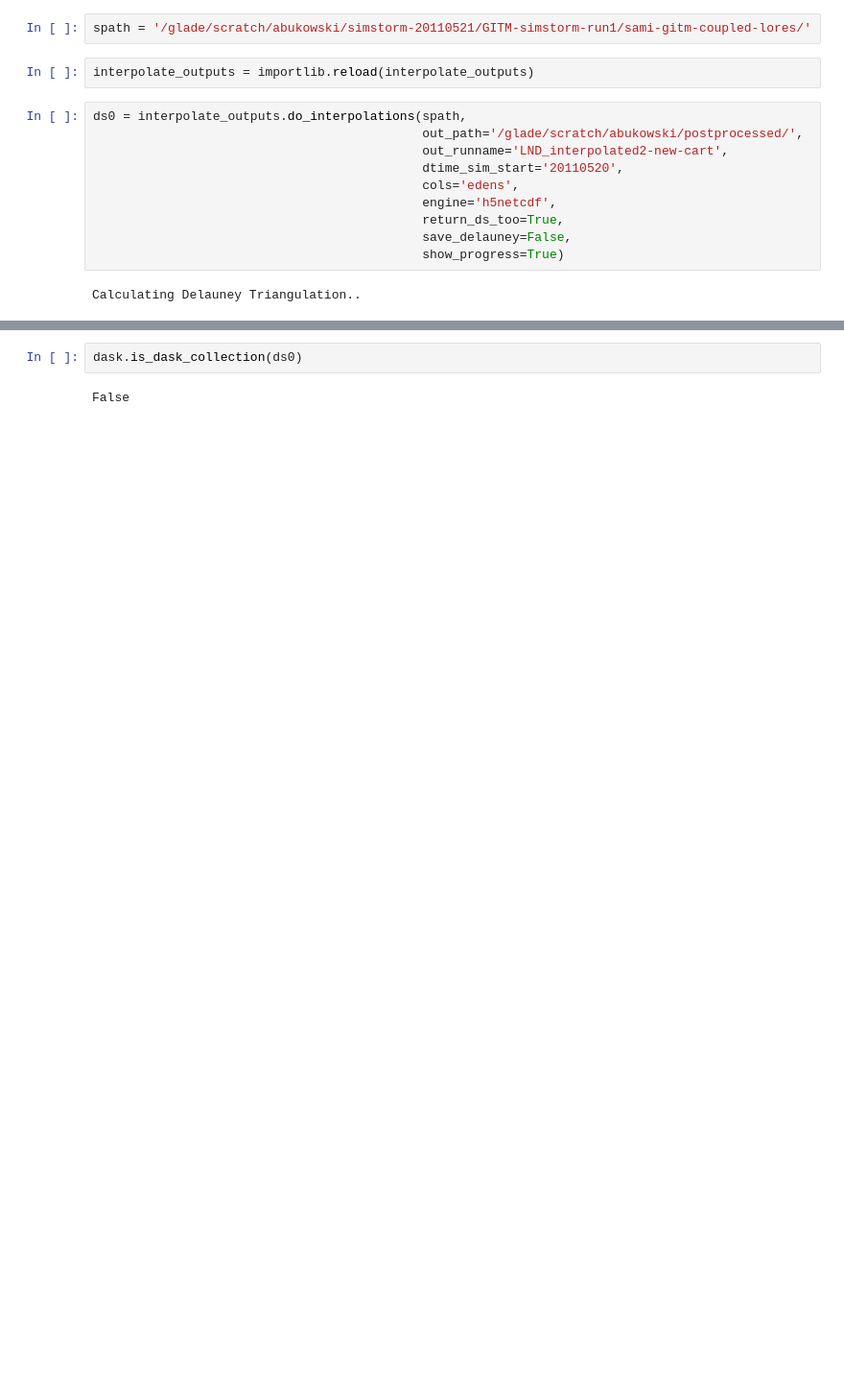
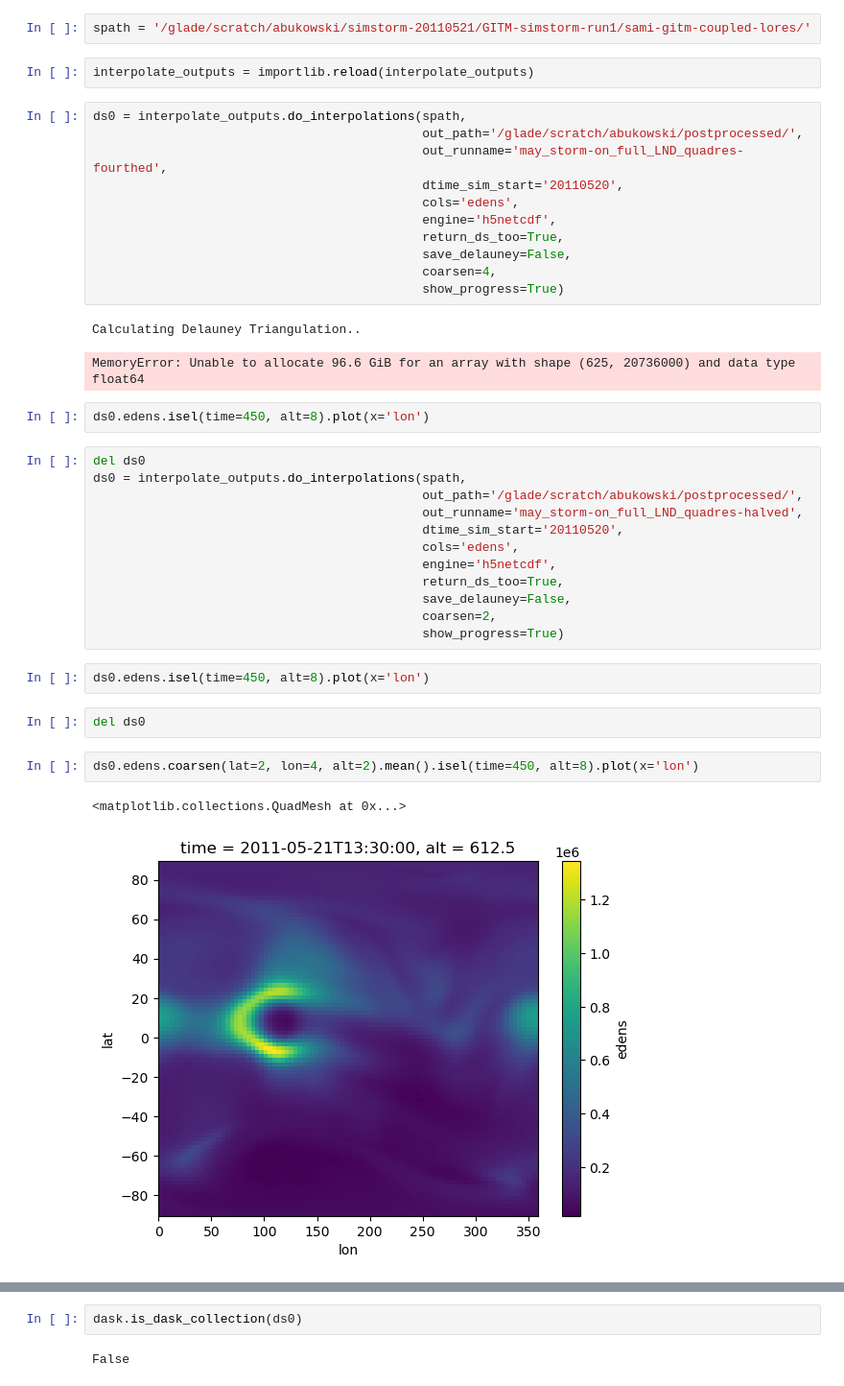
Before and after one commit to abukowski21/SAMI3-GITM-python, a Jupyter notebook: AaronVerifyInterpolations.ipynb, the cells around one changed output, grey strips where cells are left out. Shown at 96% size. Drawn from its saved outputs; the diff is of its cells as text; blank space fills up the shorter version.

```diff
--- a/AaronVerifyInterpolations.ipynb
+++ b/AaronVerifyInterpolations.ipynb
@@ -17,12 +20,37 @@ interpolate_outputs = importlib.reload(interpolate_outputs)
 # %%
 ds0 = interpolate_outputs.do_interpolations(spath,
                                             out_path='/glade/scratch/abukowski/postprocessed/',
-                                            out_runname='LND_interpolated2-new-cart',
+                                            out_runname='may_storm-on_full_LND_quadres-fourthed',
                                             dtime_sim_start='20110520',
                                             cols='edens',
                                             engine='h5netcdf',
                                             return_ds_too=True,
                                             save_delauney=False,
+                                            coarsen=4,
                                             show_progress=True)
 # %% [output]
 Calculating Delauney Triangulation..
+MemoryError: Unable to allocate 96.6 GiB for an array with shape (625, 20736000) and data type float64
+# %%
+ds0.edens.isel(time=450, alt=8).plot(x='lon')
+# %%
+del ds0
+ds0 = interpolate_outputs.do_interpolations(spath,
+                                            out_path='/glade/scratch/abukowski/postprocessed/',
+                                            out_runname='may_storm-on_full_LND_quadres-halved',
+                                            dtime_sim_start='20110520',
+                                            cols='edens',
+                                            engine='h5netcdf',
+                                            return_ds_too=True,
+                                            save_delauney=False,
+                                            coarsen=2,
+                                            show_progress=True)
+# %%
+ds0.edens.isel(time=450, alt=8).plot(x='lon')
+# %%
+del ds0
+# %%
+ds0.edens.coarsen(lat=2, lon=4, alt=2).mean().isel(time=450, alt=8).plot(x='lon')
+# %% [output]
+<matplotlib.collections.QuadMesh at 0x...>
+[figure, added]
```
Also changed, not shown: parts of 44 cells of this notebook, 1 other file.
